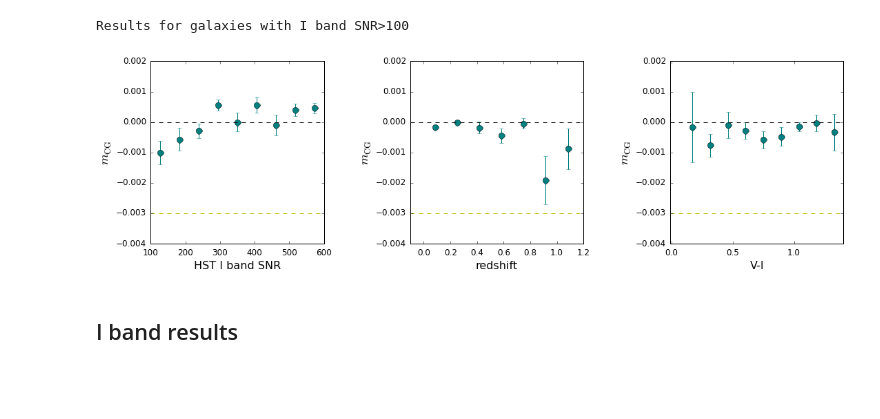
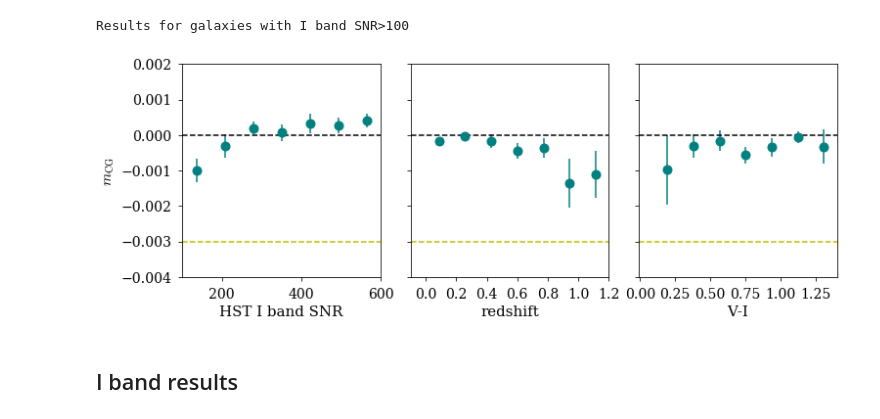
Before and after one commit to sowmyakth/measure_cg_bias, a Jupyter notebook: notebooks/AEGIS_cg_results.ipynb, the cells around one changed output. Saved outputs shown, nothing was run; the diff lists cells and outputs as text; code cells hidden in the pictures; blank space fills up the shorter version.

```diff
--- a/notebooks/AEGIS_cg_results.ipynb
+++ b/notebooks/AEGIS_cg_results.ipynb
@@ -1,21 +1,20 @@
 # %%
 import numpy as np
-from astropy.table import Table,vstack
+from astropy.table import Table,vstack,join, Column
 %matplotlib inline
 import matplotlib.pyplot as plt
-import os
 import os
 parentdir = os.path.abspath("..")
 os.sys.path.insert(0,parentdir)
 from astropy.table import Table
 
-plt.rc('font', family='sans-serif')
+plt.rc('font', family='serif', size=14)
 plt.rc('xtick.major', size=4, pad=7)
-plt.rc('xtick', labelsize=12)
+plt.rc('xtick', labelsize=14)
 plt.rc('ytick.major', size=4, pad=7)
-plt.rc('ytick', labelsize=12)
+plt.rc('ytick', labelsize=14)
 plt.rc('axes', titlesize=16)
-plt.rc('axes', labelsize=14)
+plt.rc('axes', labelsize=15)
 plt.rc('legend',**{'fontsize':14})
 plt.rc('savefig', bbox='tight')
 plt.rc('figure.subplot', wspace=0.5)
@@ -29,4 +26,5 @@ aeg_cg_bias_cat = Table.read('/nfs/slac/g/ki/ki19/deuce/AEGIS/cg_results/final_A
 # %%
+aeg_cg_bias_cat = Table.read(parentdir + '/results/final_AEGIS_cg_bias_only2.fits', format='fits')
 # Plots to be saved at
 plot_path = parentdir + '/plots/'
 # %%
@@ -219,76 +210,77 @@ galaxies with I SNR>100 m_CRG = -0.000506073736726 +- 0.000194825555603
 # %%
 
-print "Results for galaxies with I band SNR>100"
+print ("Results for galaxies with I band SNR>100")
 q, = np.where(aeg_cg_bias_cat['sn_ellip_gauss_2']>100)
-plt.figure(1,figsize=[18,18])
-plt.subplots_adjust(hspace=0.4)
-plt.subplots_adjust(wspace = 0.5)
+fig, ax = plt.subplots(1, 3, sharey=True, figsize=[12,4])
+fig.subplots_adjust(wspace = 0.15)
+fig.subplots_adjust(hspace = 0.15)
 
 i=2
-plt.subplot(3,3,1)
-in_bins = np.linspace(100, 600,10)
+
+in_bins = np.linspace(100, 600,8)
 d = np.digitize(aeg_cg_bias_cat['sn_ellip_gauss_2'][q], in_bins)
 x = in_bins + (in_bins[1]-in_bins[0])/2.
 y = [aeg_cg_bias_cat['m_CRG_1'][q].T[i][d == j].mean() for j in range(1,len(in_bins))]
 ystd = np.array([aeg_cg_bias_cat['m_CRG_1'][q].T[i][d == j].std() for j in range(1, len(in_bins))])
 num = np.array([len(aeg_cg_bias_cat['m_CRG_1'][q].T[i][d == j]) for j in range(1, len(in_bins))])
-plt.errorbar(x[:-1],y,yerr=ystd/num**0.5,c='teal',
+ax[0].errorbar(x[:-1],y,yerr=ystd/num**0.5,c='teal',
              marker='o', linestyle='',markersize=9)
-plt.xlabel('HST I band SNR', size=16)
-plt.ylabel(r'$m_{\rm CG}$',size=18)
-plt.axhline(0, linestyle='--', c='k')
+ax[0].set_xlabel('HST I band SNR')
+ax[0].set_ylabel(r'$m_{\rm CG}$')
+ax[0].axhline(0, linestyle='--', c='k')
 #plt.title('m_cg binned in I band SNR')
-plt.xlim([100,600])
-plt.ylim([-0.004,0.002])
+ax[0].set_xlim([100,600])
+ax[0].set_ylim([-0.004,0.002])
+
 plt.locator_params(tight=True, nbins=6)
-plt.axhline(-0.003, linestyle='--', c='y')
-plt.axhline(0.003, linestyle='--', c='y')
+ax[0].axhline(-0.003, linestyle='--', c='y')
+ax[0].axhline(0.003, linestyle='--', c='y')
 
-plt.subplot(3,3,2)
-in_bins = np.linspace(0, 1.5,10)
+
+in_bins = np.linspace(0, 1.2,8)
 d = np.digitize(aeg_cg_bias_cat['zphot_1'][q], in_bins)
 x = in_bins + (in_bins[1]-in_bins[0])/2.
 y = [aeg_cg_bias_cat['m_CRG_1'][q].T[i][d == j].mean() for j in range(1,len(in_bins))]
 ystd = np.array([aeg_cg_bias_cat['m_CRG_1'][q].T[i][d == j].std() for j in range(1, len(in_bins))])
 num = np.array([len(aeg_cg_bias_cat['m_CRG_1'][q].T[i][d == j]) for j in range(1, len(in_bins))])
-plt.errorbar(x[:-1],y,yerr=ystd/num**0.5,c='teal',
+ax[1].errorbar(x[:-1],y,yerr=ystd/num**0.5,c='teal',
              marker='o', linestyle='',markersize=9)
-plt.xlabel('redshift', size=16)
-plt.ylabel(r'$m_{\rm CG}$',size=18)
-plt.axhline(0, linestyle='--', c='k')
+ax[1].set_xlabel('redshift')
+#plt.ylabel(r'$m_{\rm CG}$',size=18)
+ax[1].axhline(0, linestyle='--', c='k')
 #plt.title('m_cg binned in redshift')
-plt.xlim([-0.1,1.2])
-plt.ylim([-0.004,0.002])
-plt.locator_params(axis='y',tight=True, nbins=6)
-plt.locator_params(axis='x',tight=True, nbins=8)
-plt.axhline(-0.003, linestyle='--', c='y')
-plt.axhline(0.003, linestyle='--', c='y')
+ax[1].set_xlim([-0.1,1.2])
+ax[1].set_ylim([-0.004,0.002])
+ax[1].locator_params(axis='y',tight=True, nbins=6)
+ax[1].locator_params(axis='x',tight=True, nbins=11)
+ax[1].axhline(-0.003, linestyle='--', c='y')
+ax[1].axhline(0.003, linestyle='--', c='y')
 
-plt.subplot(3,3,3)
-in_bins = np.linspace(0.1, 1.4,10)
+
+in_bins = np.linspace(0.1, 1.4,8)
 x_in = aeg_cg_bias_cat['MAG_1'][q]- aeg_cg_bias_cat['MAG_2'][q]
 d = np.digitize(x_in, in_bins)
 x = in_bins + (in_bins[1]-in_bins[0])/2.
 y = [aeg_cg_bias_cat['m_CRG_1'][q].T[i][d == j].mean() for j in range(1,len(in_bins))]
 ystd = np.array([aeg_cg_bias_cat['m_CRG_1'][q].T[i][d == j].std() for j in range(1, len(in_bins))])
 num = np.array([len(aeg_cg_bias_cat['m_CRG_1'][q].T[i][d == j]) for j in range(1, len(in_bins))])
-plt.errorbar(x[:-1],y,yerr=ystd/num**0.5,c='teal',
+ax[2].errorbar(x[:-1],y,yerr=ystd/num**0.5,c='teal',
              marker='o', linestyle='',markersize=9)
-plt.axhline(0, linestyle='--', c='k')
-plt.xlabel('V-I', size=16)
-plt.ylabel(r'$m_{\rm CG}$',size=18)
+ax[2].axhline(0, linestyle='--', c='k')
+ax[2].set_xlabel('V-I')
+#plt.ylabel(r'$m_{\rm CG}$',size=18)
 #plt.title('m_cg binned in color')
-plt.ylim([-0.004,0.002])
-plt.xlim([-0.01,1.4])
-plt.locator_params(axis='y',tight=True, nbins=6)
-plt.locator_params(axis='x',tight=True, nbins=7)
-plt.axhline(-0.003, linestyle='--', c='y')
-plt.axhline(0.003, linestyle='--', c='y')
+ax[2].set_ylim([-0.004,0.002])
+ax[2].set_xlim([-0.01,1.4])
+ax[2].locator_params(axis='y',tight=True, nbins=6)
+ax[2].locator_params(axis='x',tight=True, nbins=7)
+ax[2].axhline(-0.003, linestyle='--', c='y')
+ax[2].axhline(0.003, linestyle='--', c='y')
 
 plt.savefig(plot_path + "aeg_mcg_bin.png",
             bbox_inches='tight')
 # %% [output]
 Results for galaxies with I band SNR>100
-[figure, old version]
+[figure, new version]
 # %% [markdown]
 ## I band results
```
Also changed, not shown: parts of 7 cells of this notebook, 4 other files.
